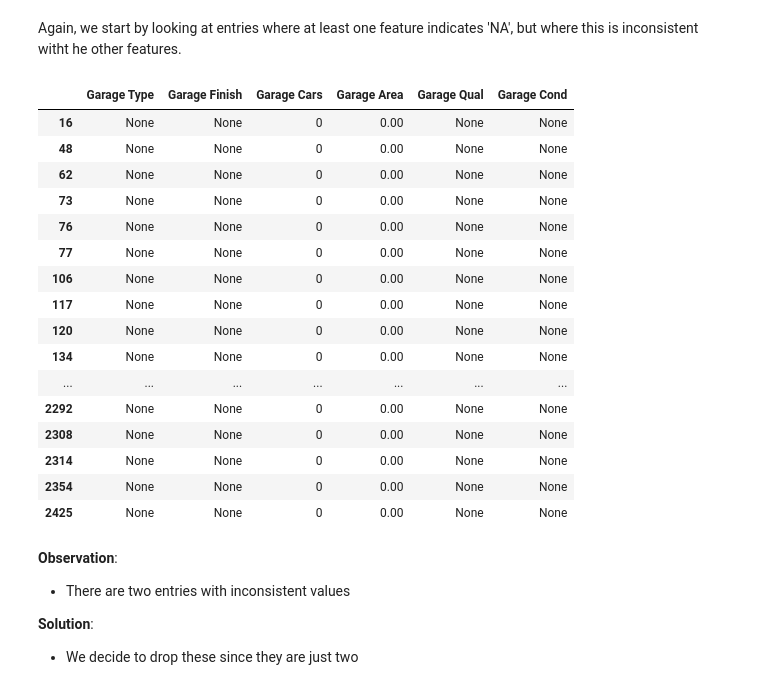
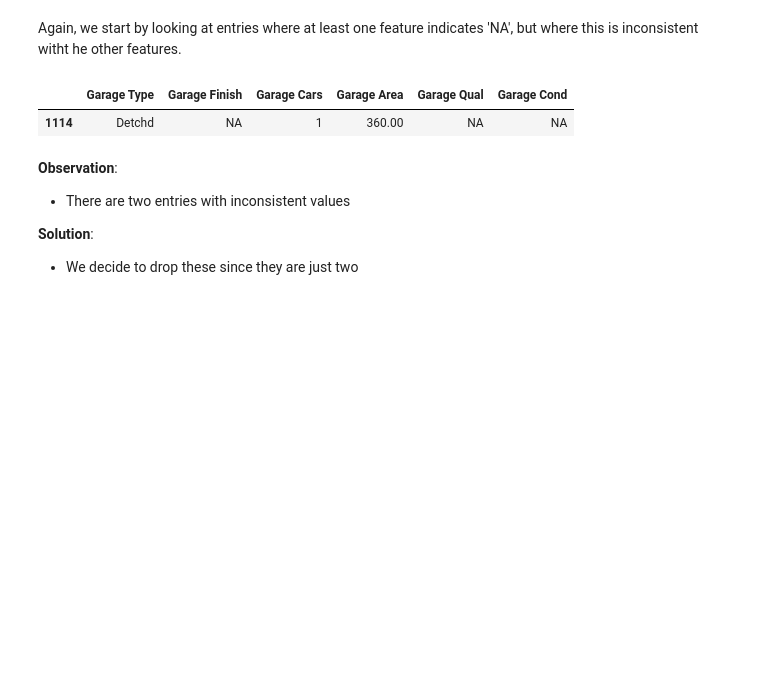
Before and after one commit to miguelfaf10/epfl_extension_school, a Jupyter notebook: 3_machine-learning-I_project/house-prices/house-prices-solution.ipynb, the cells around one changed output. Cells and saved outputs as stored; diff of their text form; code cells hidden in the pictures; blank space fills up the shorter version.

```diff
--- a/3_machine-learning-I_project/house-prices/house-prices-solution.ipynb
+++ b/3_machine-learning-I_project/house-prices/house-prices-solution.ipynb
@@ -291 +526,5 @@ df['Lot Frontage'].fillna(0, inplace=True)
+# %%
+# For the remaining missing values in the 'Lot Frontage' column, we will replace them with the median value.
+median_value = df['Lot Frontage'].median()
+df['Lot Frontage'].fillna(median_value, inplace=True)
 # %% [markdown]
@@ -310,0 +553,5 @@ df[df['BsmtFin SF 1'].isna() | df['BsmtFin SF 2'].isna() | df['Bsmt Unf SF'].isn
+# %%
+df['BsmtFin SF 1'].fillna(0, inplace=True)
+df['BsmtFin SF 2'].fillna(0, inplace=True)
+df['Bsmt Unf SF'].fillna(0, inplace=True)
+df['Total Bsmt SF'].fillna(0, inplace=True)
@@ -311,4 +567,4 @@ df[df['BsmtFin SF 1'].isna() | df['BsmtFin SF 2'].isna() | df['Bsmt Unf SF'].isn
 # %%
-df.drop([104], inplace=True)
+df.drop(index=1565,inplace=True)
 # %% [markdown]
 After the previous cleanup, the following reduced number of features with missing values remain:
@@ -371,31 +702,16 @@ __Observation__:
 # %% [markdown]
 ### Garage Variables
 # %%
-garage_columns = ['Garage Type', 'Garage Finish', 'Garage Cars', 'Garage Area', 'Garage Qual', 'Garage Cond']
+garage_features = ['Garage Type', 'Garage Finish', 'Garage Cars', 'Garage Area', 'Garage Qual', 'Garage Cond']
 # %% [markdown]
 Again, we start by looking at entries where at least one feature indicates 'NA', but where this is inconsistent witht he other features.
 # %%
 q1 = '(`Garage Type` == "NA") | (`Garage Finish` == "NA") | (`Garage Cars` == 0) | (`Garage Area` == 0) | (`Garage Qual` == "NA") & (`Garage Cond` == "NA")'
 q2 = '~((`Garage Type` == "NA") & (`Garage Finish` == "NA") & (`Garage Cars` == 0) & (`Garage Area` == 0) & (`Garage Qual` == "NA") & (`Garage Cond` == "NA"))'
-df.query(q1).query(q2)[garage_columns]
+df.query(q1).query(q2)[garage_features]
 # %% [output]
 |  | Garage Type | Garage Finish | Garage Cars | Garage Area | Garage Qual | Garage Cond |
-| 16 | None | None | 0 | 0.00 | None | None |
-| 48 | None | None | 0 | 0.00 | None | None |
-| 62 | None | None | 0 | 0.00 | None | None |
-| 73 | None | None | 0 | 0.00 | None | None |
-| 76 | None | None | 0 | 0.00 | None | None |
-| 77 | None | None | 0 | 0.00 | None | None |
-| 106 | None | None | 0 | 0.00 | None | None |
-| 117 | None | None | 0 | 0.00 | None | None |
-| 120 | None | None | 0 | 0.00 | None | None |
-| 134 | None | None | 0 | 0.00 | None | None |
-| ... | ... | ... | ... | ... | ... | ... |
-| 2292 | None | None | 0 | 0.00 | None | None |
-| 2308 | None | None | 0 | 0.00 | None | None |
-| 2314 | None | None | 0 | 0.00 | None | None |
-| 2354 | None | None | 0 | 0.00 | None | None |
-| 2425 | None | None | 0 | 0.00 | None | None |
+| 1114 | Detchd | NA | 1 | 360.00 | NA | NA |
 # %% [markdown]
 __Observation__:
 - There are two entries with inconsistent values
```
Also changed, not shown: parts of 167 cells of this notebook, 1 other file.
